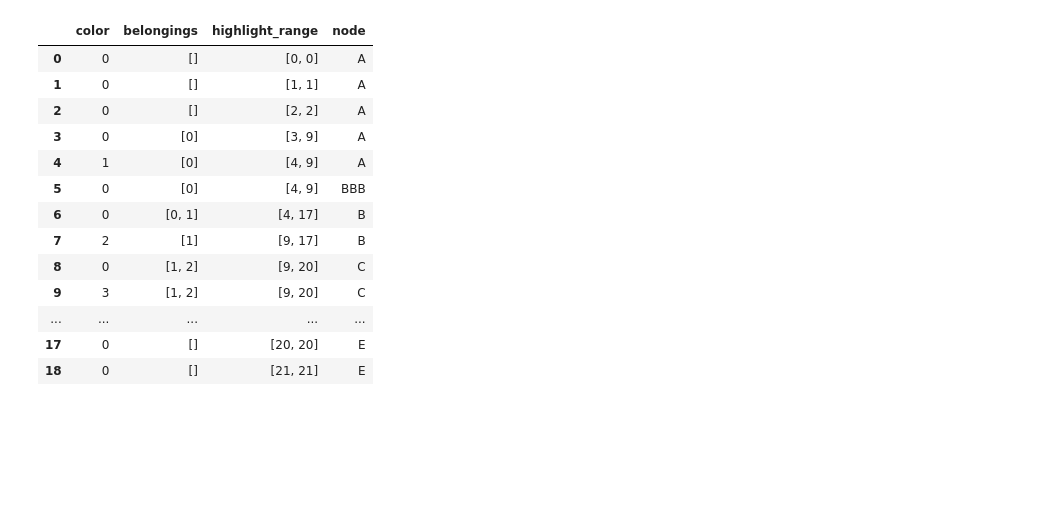
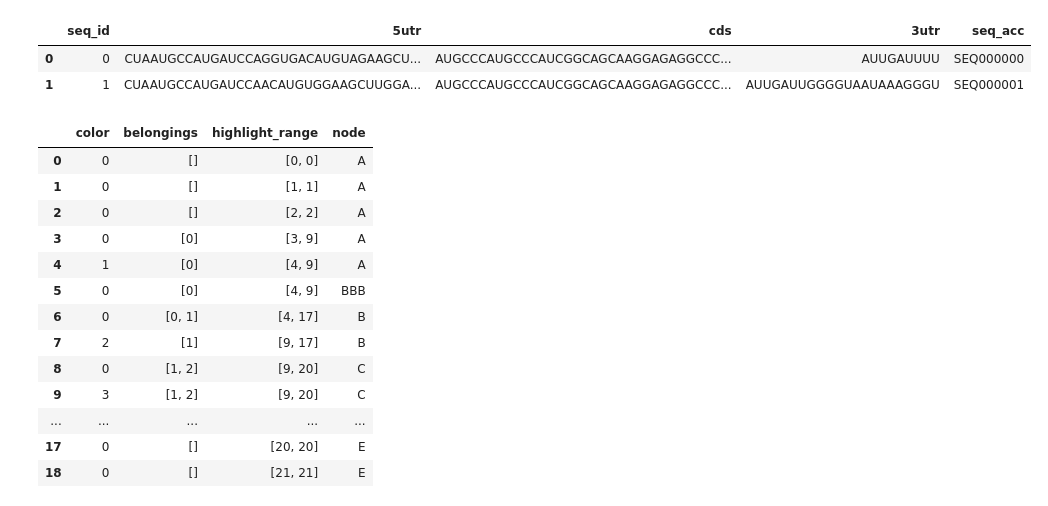
Before and after one commit to deepomicslab/mrnadesign_api, a Jupyter notebook: 00_test.ipynb, the cells around one changed output. Saved outputs shown, nothing was run; the diff lists cells and outputs as text; code cells hidden in the pictures; blank space fills up the shorter version.

```diff
--- a/00_test.ipynb
+++ b/00_test.ipynb
@@ -1,3 +1,15 @@
+# %%
+import pandas as pd
+
+in_file = '/home/platform/project/mrnadesign_platform/mrnadesign_api/workspace/analysis_script/user/1732192698_983D/sequences/input_seq.tsv'
+pd.read_csv(in_file, sep='\t', index_col=None)
+
+in_file = '/home/platform/project/mrnadesign_platform/mrnadesign_api/workspace/analysis_script/demo_user/demouser_prediction_task0003/sequences/input_seq.tsv'
+pd.read_csv(in_file, sep='\t', index_col=None)
+# %% [output]
+|  | seq_id | 5utr | cds | 3utr | seq_acc |
+| 0 | 0 | CUAAUGCCAUGAUCCAGGUGACAUGUAGAAGCU... | AUGCCCAUGCCCAUCGGCAGCAAGGAGAGGCCC... | AUUGAUUUU | SEQ000000 |
+| 1 | 1 | CUAAUGCCAUGAUCCAACAUGUGGAAGCUUGGA... | AUGCCCAUGCCCAUCGGCAGCAAGGAGAGGCCC... | AUUGAUUGGGGUAAUAAAGGGU | SEQ000001 |
 # %%
 import pandas as pd
 
```
Also changed, not shown: 1 other file.
